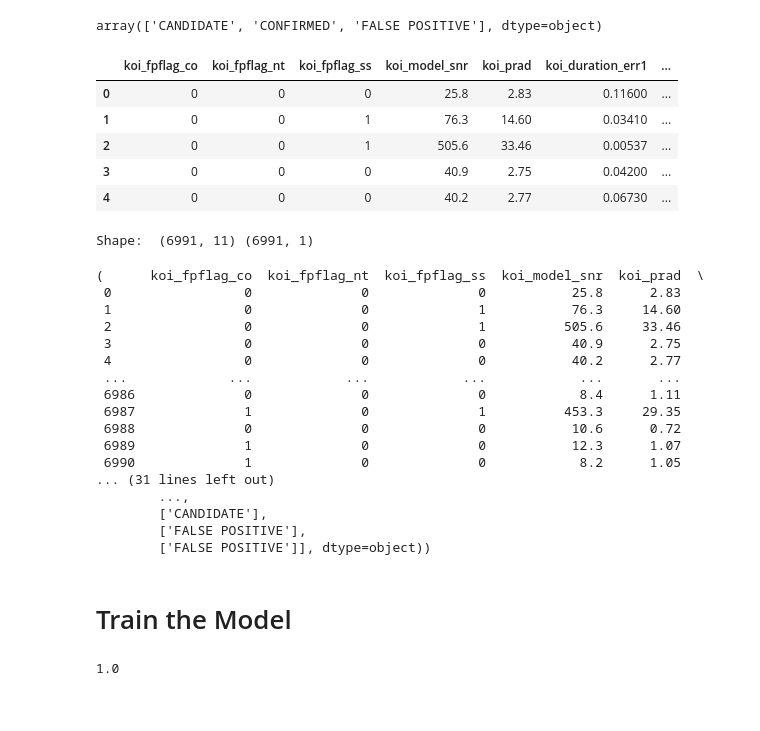
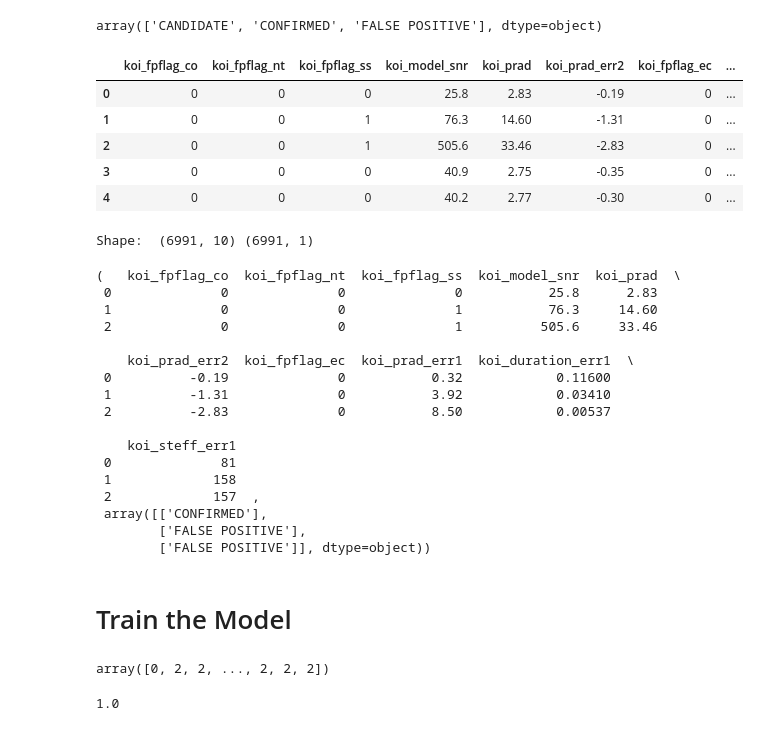
Before and after one commit to clmatherson/machine-learning-challenge, a Jupyter notebook: model_2_RandomForest.ipynb, the cells around one changed output. Cells and saved outputs as stored; diff of their text form; code cells hidden in the pictures.

```diff
--- a/model_2_RandomForest.ipynb
+++ b/model_2_RandomForest.ipynb
@@ -188,40 +161,40 @@ array(['CANDIDATE', 'CONFIRMED', 'FALSE POSITIVE'], dtype=object)
 # %%
 # Set features. This will also be used as your x values.
 best_features = df[['koi_fpflag_co', 'koi_fpflag_nt', 'koi_fpflag_ss', 'koi_model_snr',
-                    'koi_prad', 'koi_duration_err1', 'koi_fpflag_ec', 'koi_prad_err1',
-                    'koi_prad_err2', 'koi_duration_err2', 'koi_steff_err1']]
+                    'koi_prad', 'koi_prad_err2', 'koi_fpflag_ec', 'koi_prad_err1',
+                    'koi_duration_err1', 'koi_steff_err1']]
 best_features.head()
 # %% [output]
-|  | koi_fpflag_co | koi_fpflag_nt | koi_fpflag_ss | koi_model_snr | koi_prad | koi_duration_err1 | ... |
-| 0 | 0 | 0 | 0 | 25.8 | 2.83 | 0.11600 | ... |
-| 1 | 0 | 0 | 1 | 76.3 | 14.60 | 0.03410 | ... |
-| 2 | 0 | 0 | 1 | 505.6 | 33.46 | 0.00537 | ... |
-| 3 | 0 | 0 | 0 | 40.9 | 2.75 | 0.04200 | ... |
-| 4 | 0 | 0 | 0 | 40.2 | 2.77 | 0.06730 | ... |
+|  | koi_fpflag_co | koi_fpflag_nt | koi_fpflag_ss | koi_model_snr | koi_prad | koi_prad_err2 | koi_fpflag_ec | ... |
+| 0 | 0 | 0 | 0 | 25.8 | 2.83 | -0.19 | 0 | ... |
+| 1 | 0 | 0 | 1 | 76.3 | 14.60 | -1.31 | 0 | ... |
+| 2 | 0 | 0 | 1 | 505.6 | 33.46 | -2.83 | 0 | ... |
+| 3 | 0 | 0 | 0 | 40.9 | 2.75 | -0.35 | 0 | ... |
+| 4 | 0 | 0 | 0 | 40.2 | 2.77 | -0.30 | 0 | ... |
 # %%
 # Assign the data to X and y
 # Reshape
 X = best_features
 y = df.koi_disposition.values.reshape(-1, 1)
 print("Shape: ", X.shape, y.shape)
-X, y
+X[:3], y[:3]
 # %% [output]
-Shape:  (6991, 11) (6991, 1)
+Shape:  (6991, 10) (6991, 1)
-(      koi_fpflag_co  koi_fpflag_nt  koi_fpflag_ss  koi_model_snr  koi_prad  \
- 0                 0              0              0           25.8      2.83
- 1                 0              0              1           76.3     14.60
- 2                 0              0              1          505.6     33.46
- 3                 0              0              0           40.9      2.75
- 4                 0              0              0           40.2      2.77
- ...             ...            ...            ...            ...       ...
- 6986              0              0              0            8.4      1.11
- 6987              1              0              1          453.3     29.35
- 6988              0              0              0           10.6      0.72
- 6989              1              0              0           12.3      1.07
- 6990              1              0              0            8.2      1.05
-... (31 lines left out)
-        ...,
-        ['CANDIDATE'],
+(   koi_fpflag_co  koi_fpflag_nt  koi_fpflag_ss  koi_model_snr  koi_prad  \
+ 0              0              0              0           25.8      2.83
+ 1              0              0              1           76.3     14.60
+ 2              0              0              1          505.6     33.46
+
+    koi_prad_err2  koi_fpflag_ec  koi_prad_err1  koi_duration_err1  \
+ 0          -0.19              0           0.32            0.11600
+ 1          -1.31              0           3.92            0.03410
+ 2          -2.83              0           8.50            0.00537
+
+    koi_steff_err1
+ 0              81
+ 1             158
+ 2             157  ,
+ array([['CONFIRMED'],
         ['FALSE POSITIVE'],
         ['FALSE POSITIVE']], dtype=object))
 # %%
@@ -240,9 +213,11 @@ X_train, X_test, y_train, y_test = train_test_split(X, y, random_state=1)
 # %%
-# from sklearn import preprocessing
-# from sklearn.preprocessing import LabelEncoder
+from sklearn import preprocessing
+from sklearn.preprocessing import LabelEncoder
 
-# label_encoder = LabelEncoder()
-# label_encoder.fit(y_train)
-# encoded_y_train = label_encoder.transform(y_train)
-# encoded_y_test = label_encoder.transform(y_test)
-# encoded_y_train
+label_encoder = LabelEncoder()
+label_encoder.fit(y_train)
+encoded_y_train = label_encoder.transform(y_train)
+encoded_y_test = label_encoder.transform(y_test)
+encoded_y_train
+# %% [output]
+array([0, 2, 2, ..., 2, 2, 2])
```
Also changed, not shown: parts of 29 cells of this notebook, 8 other files.
